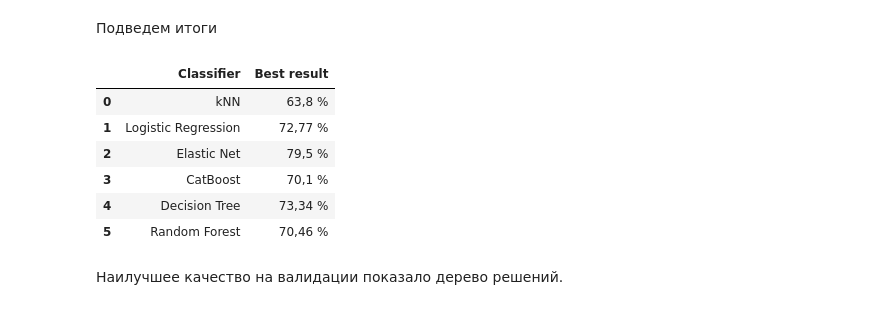
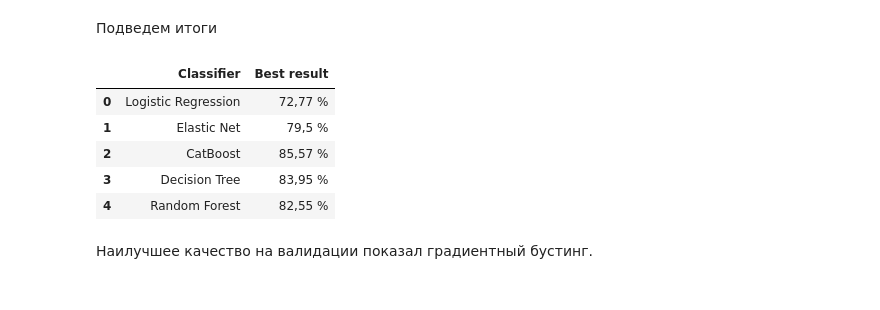
Before and after one commit to ValShm/mipt-ml-homeworks, a Jupyter notebook: homeworks/mipt-machine-learning/telecom/choose_classifier.ipynb, the cells around one changed output. Drawn from its saved outputs; the diff is of its cells as text; code cells hidden in the pictures.

```diff
--- a/homeworks/mipt-machine-learning/telecom/choose_classifier.ipynb
+++ b/homeworks/mipt-machine-learning/telecom/choose_classifier.ipynb
@@ -246,15 +282,14 @@ roc_auc_score(y_valid, proba)
 # %%
 total = pd.DataFrame()
 total["Classifier"] = ["Logistic Regression", "Elastic Net", "CatBoost", "Decision Tree", "Random Forest"]
-total["Best result"] = ["72,77 %", "79,5 %", "82,55 %", "83,95 %", "82,55 %"]
+total["Best result"] = ["72,77 %", "79,5 %", "85,57 %", "83,95 %", "82,55 %"]
 total
 # %% [output]
 |  | Classifier | Best result |
-| 0 | kNN | 63,8 % |
-| 1 | Logistic Regression | 72,77 % |
-| 2 | Elastic Net | 79,5 % |
-| 3 | CatBoost | 70,1 % |
-| 4 | Decision Tree | 73,34 % |
-| 5 | Random Forest | 70,46 % |
+| 0 | Logistic Regression | 72,77 % |
+| 1 | Elastic Net | 79,5 % |
+| 2 | CatBoost | 85,57 % |
+| 3 | Decision Tree | 83,95 % |
+| 4 | Random Forest | 82,55 % |
 # %% [markdown]
-Наилучшее качество на валидации показало дерево решений.
+Наилучшее качество на валидации показал градиентный бустинг.
```
Also changed, not shown: parts of 7 cells of this notebook, 2 other files.
